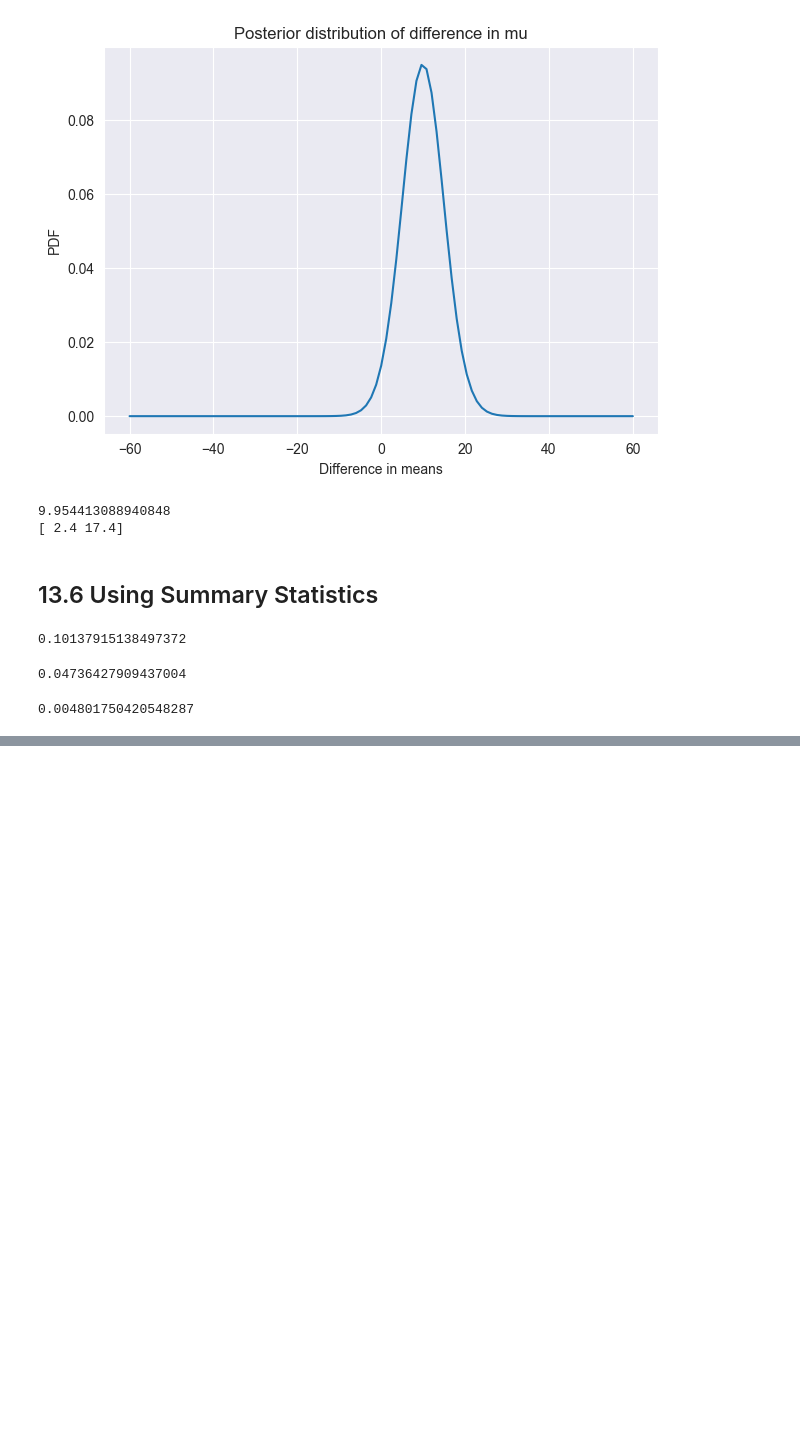
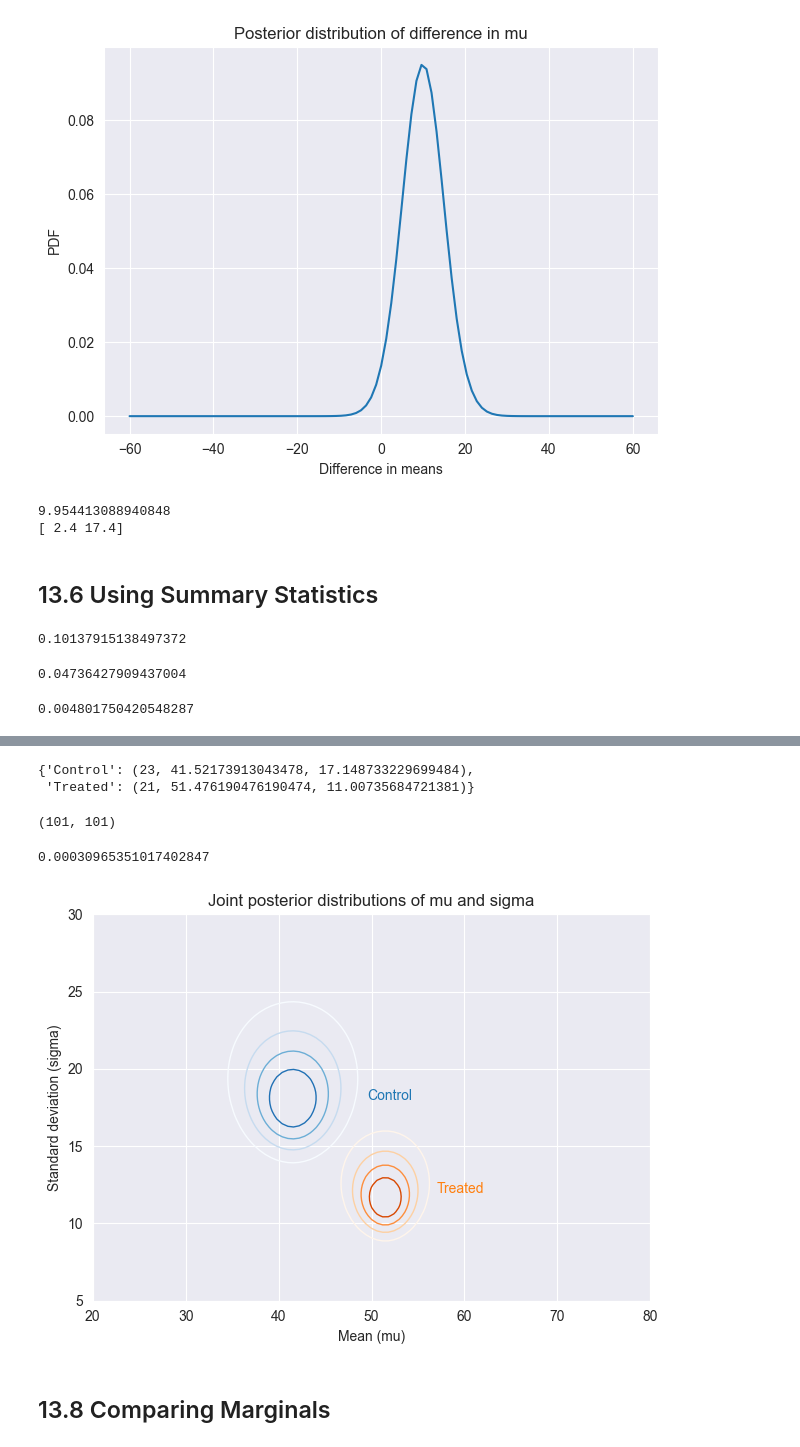
Before and after one commit to Xupeiyi/think-bayes, a Jupyter notebook: chapter13.ipynb, the cells around one changed output, grey strips where cells are left out. Saved outputs shown, nothing was run; the diff lists cells and outputs as text; code cells hidden in the pictures; blank space fills up the shorter version.

```diff
--- a/chapter13.ipynb
+++ b/chapter13.ipynb
@@ -251,0 +254,57 @@ joint_likelihood
+# %%
+summary = {}
+
+for name, response in responses.items():
+    summary[name] = len(response), response.mean(), response.std()
+
+summary
+# %% [output]
+{'Control': (23, 41.52173913043478, 17.148733229699484),
+ 'Treated': (21, 51.476190476190474, 11.00735684721381)}
+# %%
+n, m, s = summary['Control']
+# %%
+mus, sigmas = np.meshgrid(prior.columns, prior.index)
+mus.shape
+# %% [output]
+(101, 101)
+# %%
+likelihood1 = norm(mus, sigmas/np.sqrt(n)).pdf(m)
+likelihood2 = chi2(n - 1).pdf(n * s**2 / sigmas**2)
+
+posterior_control2 = prior * likelihood1 * likelihood2
+normalize(posterior_control2)
+# %% [output]
+0.00030965351017402847
+# %%
+def update_norm_summary(prior, data):
+    """Update a normal distribution using summary statistics."""
+    n, m, s = data
+    mu_mesh, sigma_mesh = np.meshgrid(prior.columns, prior.index)
+
+    like1 = norm(mu_mesh, sigma_mesh/np.sqrt(n)).pdf(m)
+    like2 = chi2(n-1).pdf(n * s**2 / sigma_mesh**2)
+
+    posterior = prior * like1 * like2
+    normalize(posterior)
+
+    return posterior
+
+data = summary['Treated']
+posterior_treated2 = update_norm_summary(prior, data)
+# %%
+plot_contour(posterior_control2, cmap='Blues')
+plt.text(49.5, 18, 'Control', color='C0')
+
+cs = plot_contour(posterior_treated2, cmap='Oranges')
+plt.text(57, 12, 'Treated', color='C1')
+
+decorate(
+    xlabel='Mean (mu)',
+    ylabel='Standard deviation (sigma)',
+    title='Joint posterior distributions of mu and sigma'
+)
+# %% [output]
+[figure, added]
+# %% [markdown]
+## 13.8 Comparing Marginals
```
Also changed, not shown: parts of 3 cells of this notebook.
